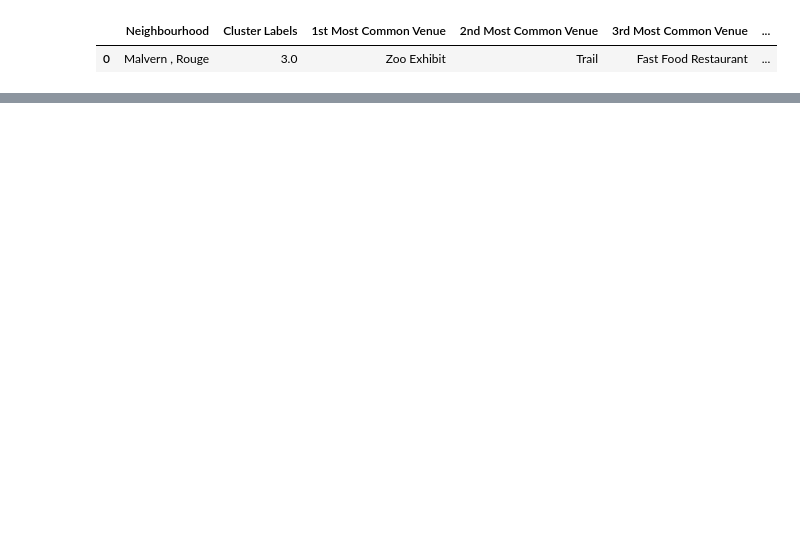
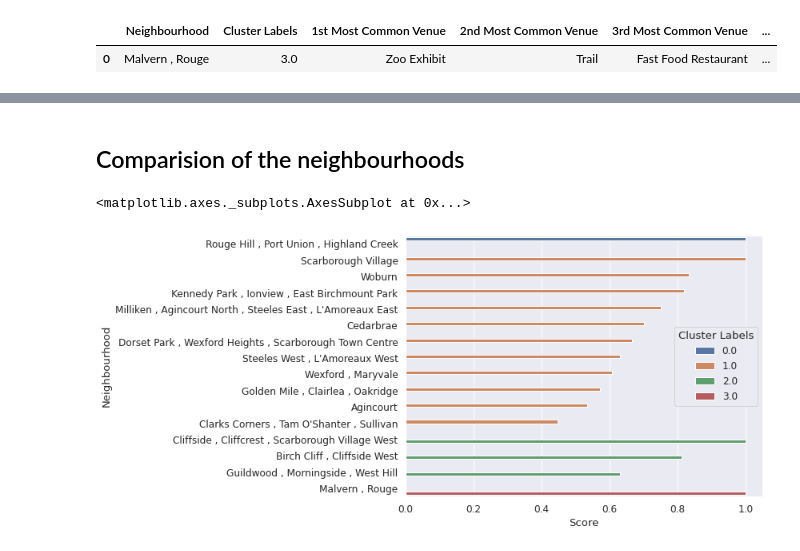
Before and after one commit to hasim-sk/Coursera_Capstone, a Jupyter notebook: Week 5 The_Battle_of_Neighbourhood.ipynb, the cells around one changed output, grey strips where cells are left out. Drawn from its saved outputs; the diff is of its cells as text; code cells hidden in the pictures; blank space fills up the shorter version.

```diff
--- a/Week 5 The_Battle_of_Neighbourhood.ipynb
+++ b/Week 5 The_Battle_of_Neighbourhood.ipynb
@@ -455,0 +426,11 @@ new_data.head()
+# %% [markdown]
+## Comparision of the neighbourhoods
+# %%
+new_data=scarborough_merged.merge(scarborough_grouped_score,how='left',on='Neighbourhood')
+new_data.sort_values(by=['Cluster Labels','Score'],ascending=[True,False],inplace=True)
+fig, ax = plt.subplots(figsize=(8,6))
+sns.set(font_scale = 1.1)
+sns.barplot(x='Score',y='Neighbourhood',data=new_data,hue='Cluster Labels',ax=ax)
+# %% [output]
+<matplotlib.axes._subplots.AxesSubplot at 0x...>
+[figure, added]
```
Also changed, not shown: parts of 10 cells of this notebook, 2 other files.
